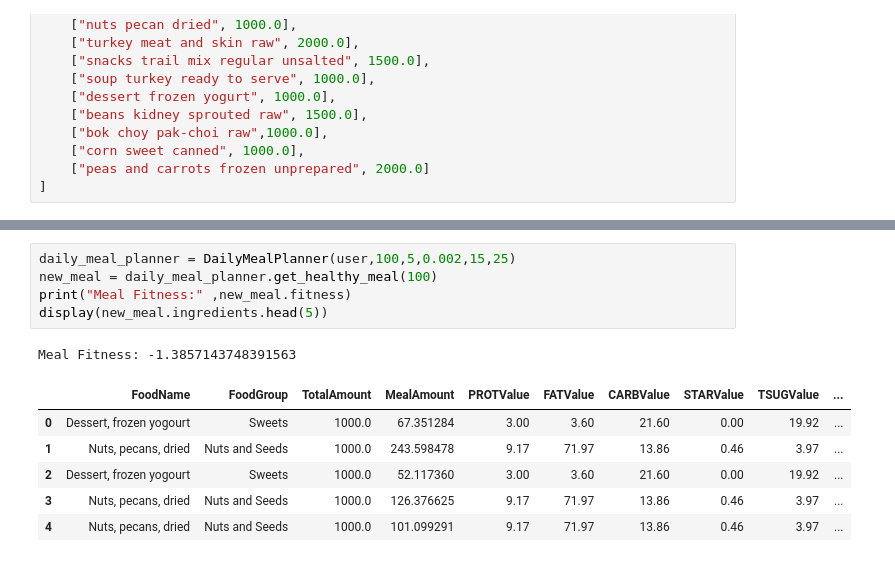
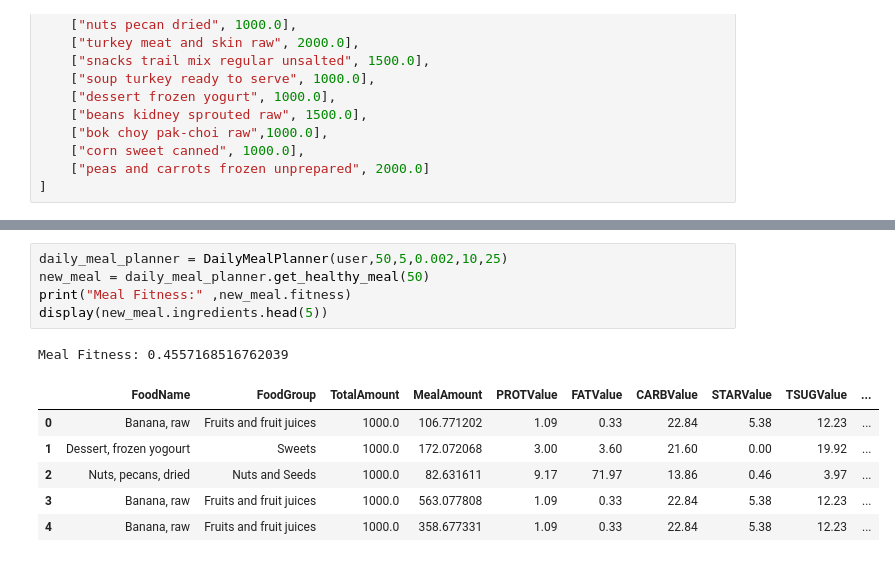
Before and after one commit to dakshvirrehill/Meal-Planner-Expert-System, a Jupyter notebook: Meal Planner Expert System.ipynb, the cells around one changed output, grey strips where cells are left out. Drawn from its saved outputs; the diff is of its cells as text.

```diff
--- a/Meal Planner Expert System.ipynb
+++ b/Meal Planner Expert System.ipynb
@@ -389,15 +384,15 @@ class DailyMealPlanner():
         self.update_generation_order()
         return self.current_generation[0] #return best generation
 # %%
-daily_meal_planner = DailyMealPlanner(user,100,5,0.002,15,25)
-new_meal = daily_meal_planner.get_healthy_meal(100)
+daily_meal_planner = DailyMealPlanner(user,50,5,0.002,10,25)
+new_meal = daily_meal_planner.get_healthy_meal(50)
 print("Meal Fitness:" ,new_meal.fitness)
 display(new_meal.ingredients.head(5))
 # %% [output]
-Meal Fitness: -1.3857143748391563
+Meal Fitness: 0.4557168516762039
 |  | FoodName | FoodGroup | TotalAmount | MealAmount | PROTValue | FATValue | CARBValue | STARValue | TSUGValue | ... |
-| 0 | Dessert, frozen yogourt | Sweets | 1000.0 | 67.351284 | 3.00 | 3.60 | 21.60 | 0.00 | 19.92 | ... |
-| 1 | Nuts, pecans, dried | Nuts and Seeds | 1000.0 | 243.598478 | 9.17 | 71.97 | 13.86 | 0.46 | 3.97 | ... |
-| 2 | Dessert, frozen yogourt | Sweets | 1000.0 | 52.117360 | 3.00 | 3.60 | 21.60 | 0.00 | 19.92 | ... |
-| 3 | Nuts, pecans, dried | Nuts and Seeds | 1000.0 | 126.376625 | 9.17 | 71.97 | 13.86 | 0.46 | 3.97 | ... |
-| 4 | Nuts, pecans, dried | Nuts and Seeds | 1000.0 | 101.099291 | 9.17 | 71.97 | 13.86 | 0.46 | 3.97 | ... |
+| 0 | Banana, raw | Fruits and fruit juices | 1000.0 | 106.771202 | 1.09 | 0.33 | 22.84 | 5.38 | 12.23 | ... |
+| 1 | Dessert, frozen yogourt | Sweets | 1000.0 | 172.072068 | 3.00 | 3.60 | 21.60 | 0.00 | 19.92 | ... |
+| 2 | Nuts, pecans, dried | Nuts and Seeds | 1000.0 | 82.631611 | 9.17 | 71.97 | 13.86 | 0.46 | 3.97 | ... |
+| 3 | Banana, raw | Fruits and fruit juices | 1000.0 | 563.077808 | 1.09 | 0.33 | 22.84 | 5.38 | 12.23 | ... |
+| 4 | Banana, raw | Fruits and fruit juices | 1000.0 | 358.677331 | 1.09 | 0.33 | 22.84 | 5.38 | 12.23 | ... |
```
Also changed, not shown: parts of 1 cell of this notebook.
